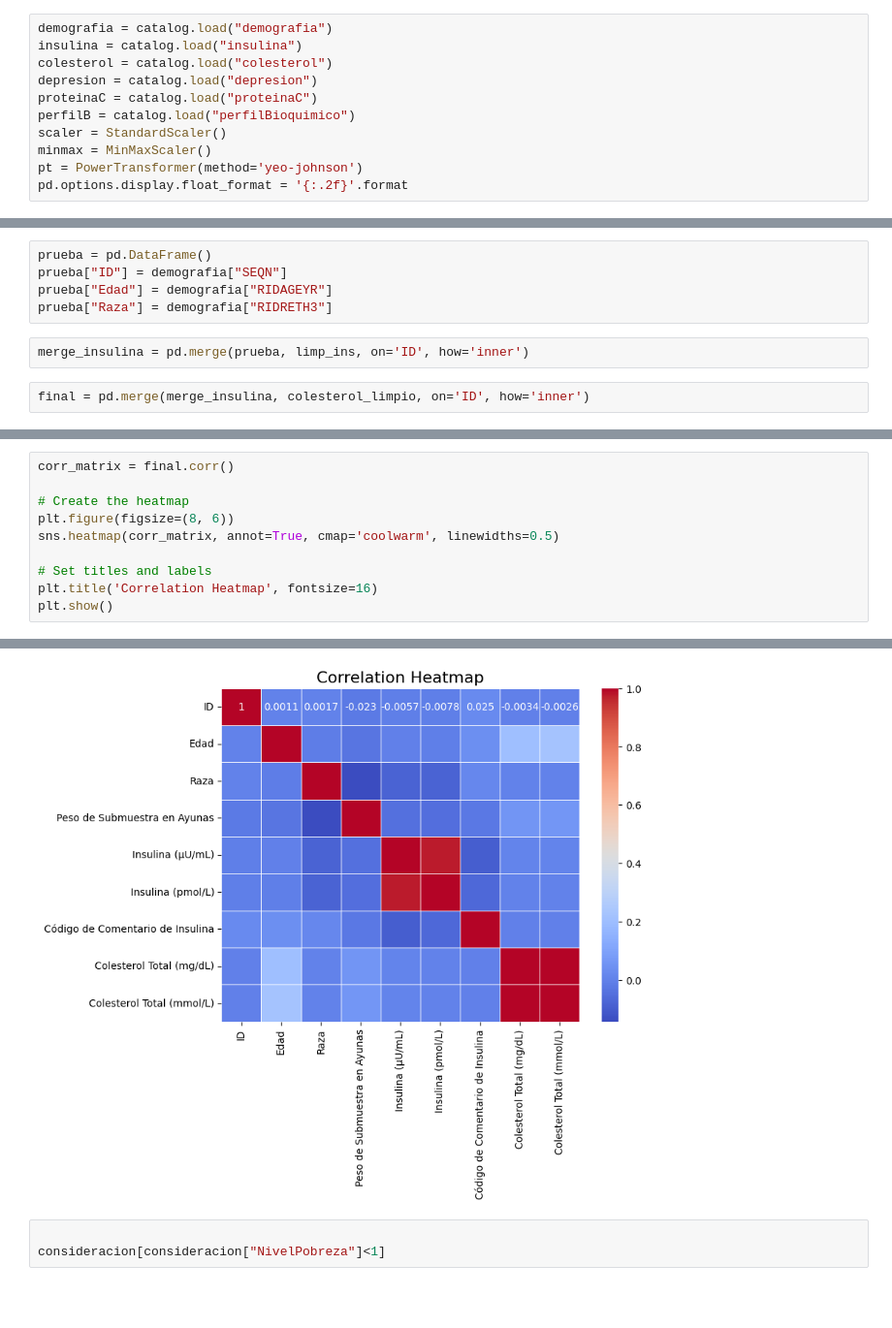
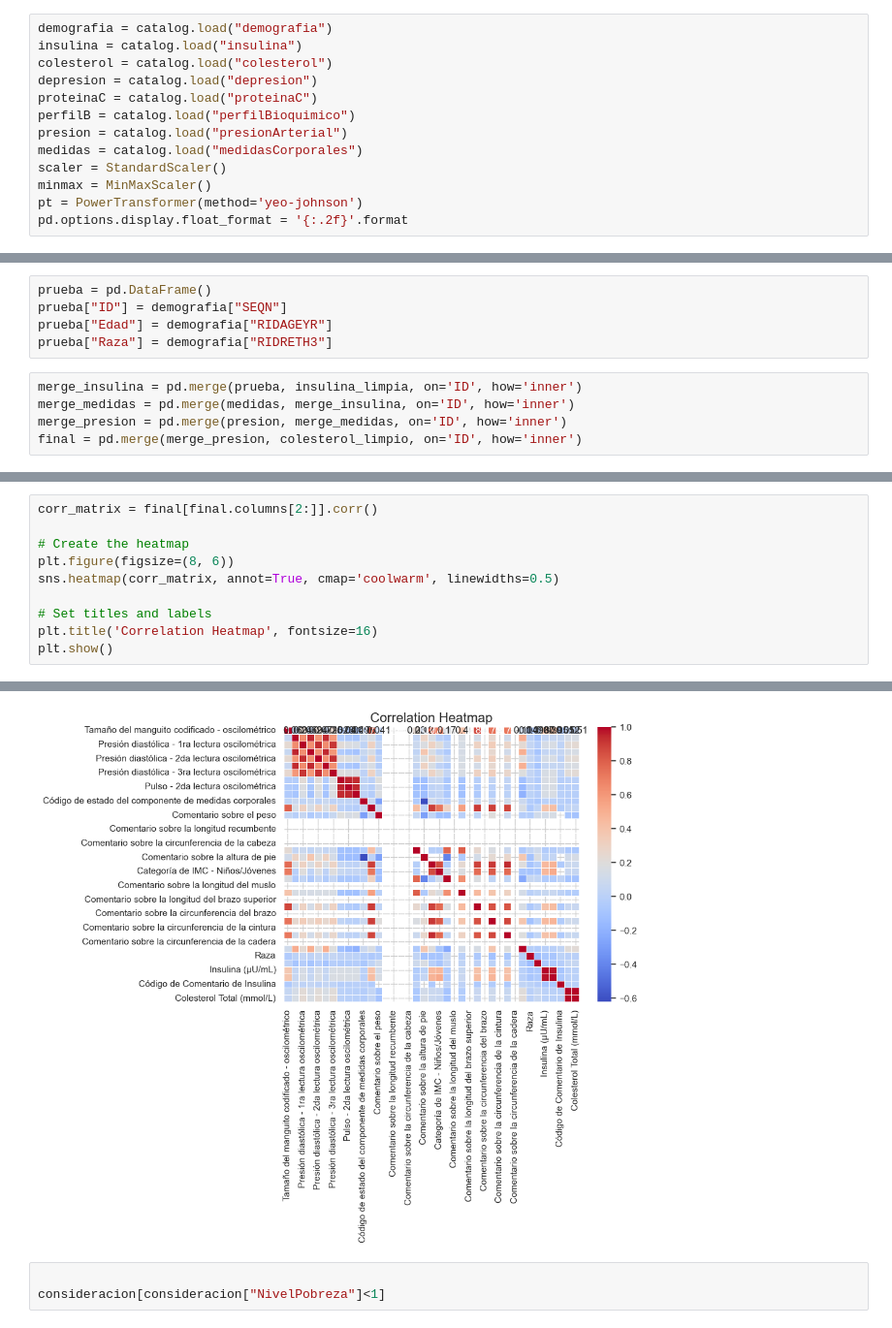
Before and after one commit to Manjanans/nhanes, a Jupyter notebook: notebooks/Pruebas para real.ipynb, the cells around one changed output, grey strips where cells are left out. Shown at 97% size. Cells and saved outputs as stored; diff of their text form; blank space fills up the shorter version.

Commit message:
Agregado medidas corporales, presión arterial. Correlación en pruebas para real

```diff
--- a/notebooks/Pruebas para real.ipynb
+++ b/notebooks/Pruebas para real.ipynb
@@ -31,6 +31,8 @@ colesterol = catalog.load("colesterol")
 depresion = catalog.load("depresion")
 proteinaC = catalog.load("proteinaC")
 perfilB = catalog.load("perfilBioquimico")
+presion = catalog.load("presionArterial")
+medidas = catalog.load("medidasCorporales")
 scaler = StandardScaler()
 minmax = MinMaxScaler()
 pt = PowerTransformer(method='yeo-johnson')
@@ -178,7 +221,8 @@ prueba["ID"] = demografia["SEQN"]
 prueba["Edad"] = demografia["RIDAGEYR"]
 prueba["Raza"] = demografia["RIDRETH3"]
 # %%
-merge_insulina = pd.merge(prueba, limp_ins, on='ID', how='inner')
+merge_insulina = pd.merge(prueba, insulina_limpia, on='ID', how='inner')
+merge_medidas = pd.merge(medidas, merge_insulina, on='ID', how='inner')
+merge_presion = pd.merge(presion, merge_medidas, on='ID', how='inner')
+final = pd.merge(merge_presion, colesterol_limpio, on='ID', how='inner')
-# %%
-final = pd.merge(merge_insulina, colesterol_limpio, on='ID', how='inner')
 # %%
@@ -201,5 +249,5 @@ final
 # %%
-corr_matrix = final.corr()
+corr_matrix = final[final.columns[2:]].corr()
 
 # Create the heatmap
 plt.figure(figsize=(8, 6))
@@ -212,5 +264,5 @@ plt.show()
 [interactive output not drawn]
-[figure, old version]
+[figure, new version]
 # %%
 
 consideracion[consideracion["NivelPobreza"]<1]
```
Also changed, not shown: parts of 62 cells of this notebook, 7 other files.
